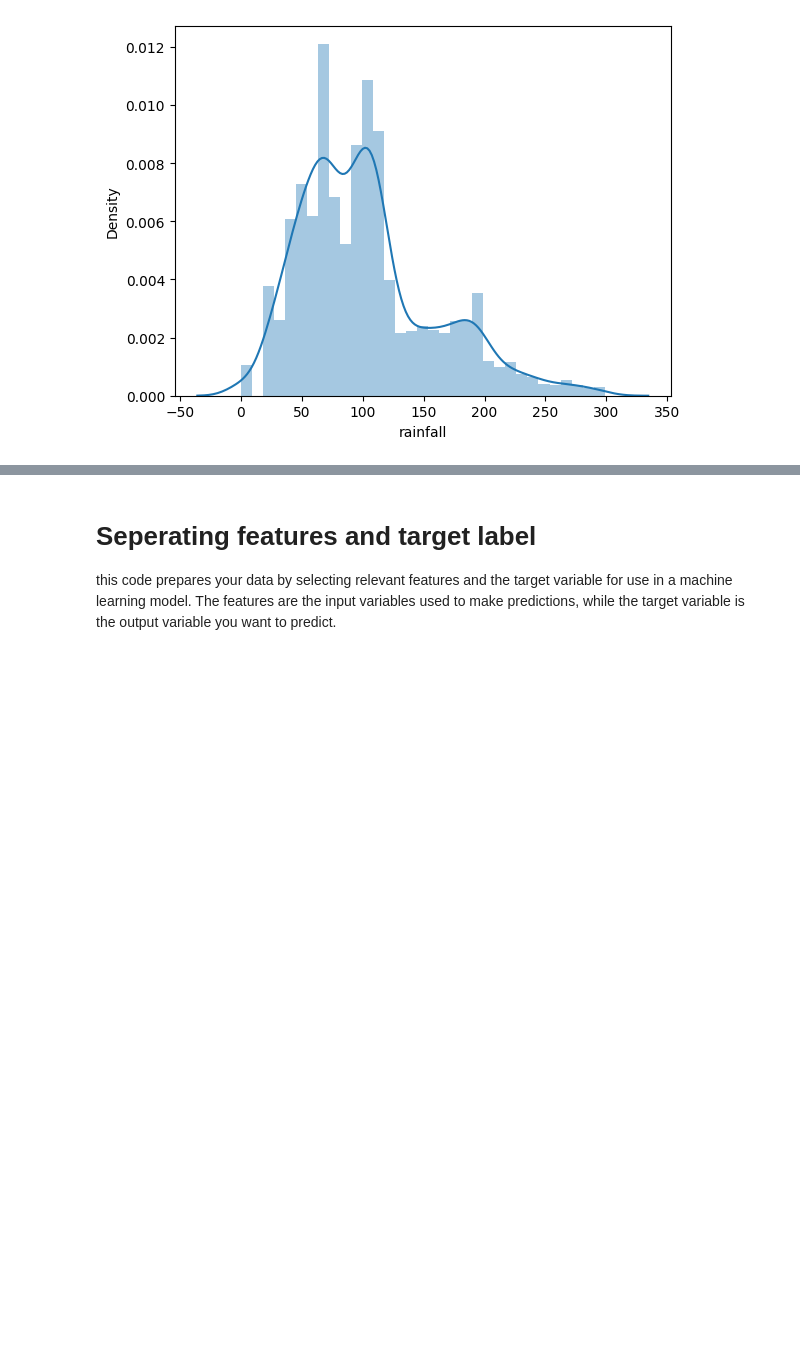
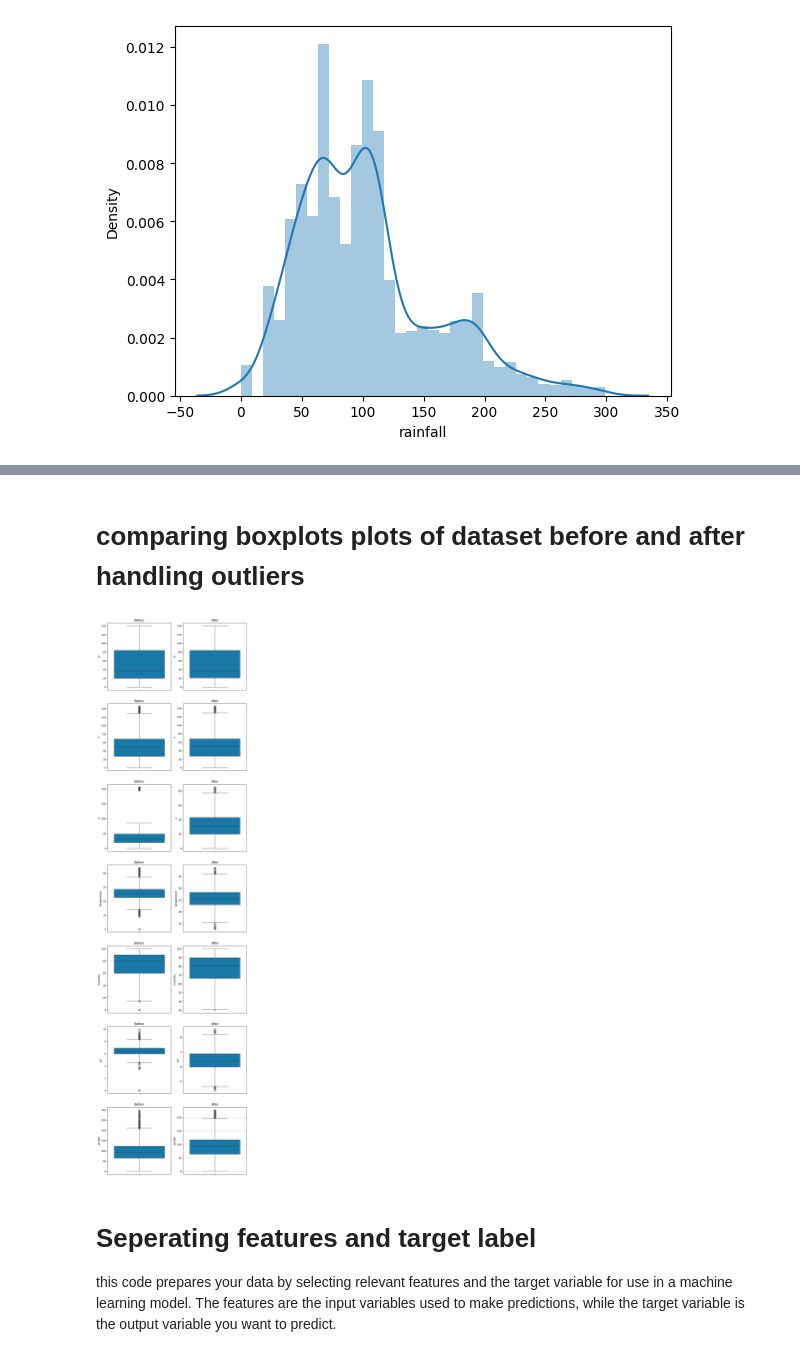
Before and after one commit to csubham2370/Major-Project-on-Crop-Recommendation-System, a Jupyter notebook: Crop_Recommendation_System.ipynb, the cells around one changed output, grey strips where cells are left out. Drawn from its saved outputs; the diff is of its cells as text; code cells hidden in the pictures; blank space fills up the shorter version.

```diff
--- a/Crop_Recommendation_System.ipynb
+++ b/Crop_Recommendation_System.ipynb
@@ -408,3 +564,36 @@ plt.show()
+# %% [markdown]
+# comparing boxplots plots of dataset before and after handling outliers
+# %%
+f, axes = plt.subplots(7, 2, figsize=(10, 40))
+sns.boxplot(y="N", data=crop1, palette="winter", ax=axes[0][0]).set_title("Before")
+sns.boxplot(y="N", data=crop2, palette="winter", ax=axes[0][1]).set_title("After")
+plt.grid()
+
+sns.boxplot(y="P", data=crop1, palette="winter", ax=axes[1][0]).set_title("Before")
+sns.boxplot(y="P", data=crop2, palette="winter", ax=axes[1][1]).set_title("After")
+plt.grid()
+
+sns.boxplot(y="K", data=crop1, palette="winter", ax=axes[2][0]).set_title("Before")
+sns.boxplot(y="K", data=crop2, palette="winter", ax=axes[2][1]).set_title("After")
+plt.grid()
+
+sns.boxplot(y="temperature", data=crop1, palette="winter", ax=axes[3][0]).set_title("Before")
+sns.boxplot(y="temperature", data=crop2, palette="winter", ax=axes[3][1]).set_title("After")
+plt.grid()
+
+sns.boxplot(y="humidity", data=crop1, palette="winter", ax=axes[4][0]).set_title("Before")
+sns.boxplot(y="humidity", data=crop2, palette="winter", ax=axes[4][1]).set_title("After")
+plt.grid()
+
+sns.boxplot(y="ph", data=crop1, palette="winter", ax=axes[5][0]).set_title("Before")
+sns.boxplot(y="ph", data=crop2, palette="winter", ax=axes[5][1]).set_title("After")
+plt.grid()
+
+sns.boxplot(y="rainfall", data=crop1, palette="winter", ax=axes[6][0]).set_title("Before")
+sns.boxplot(y="rainfall", data=crop2, palette="winter", ax=axes[6][1]).set_title("After")
+plt.grid()
+# %% [output]
+[figure, added]
 # %% [markdown]
 # Seperating features and target label
  this code prepares your data by selecting relevant features and the target variable for use in a machine learning model. The features are the input variables used to make predictions, while the target variable is the output variable you want to predict.
```
Also changed, not shown: parts of 9 cells of this notebook.
